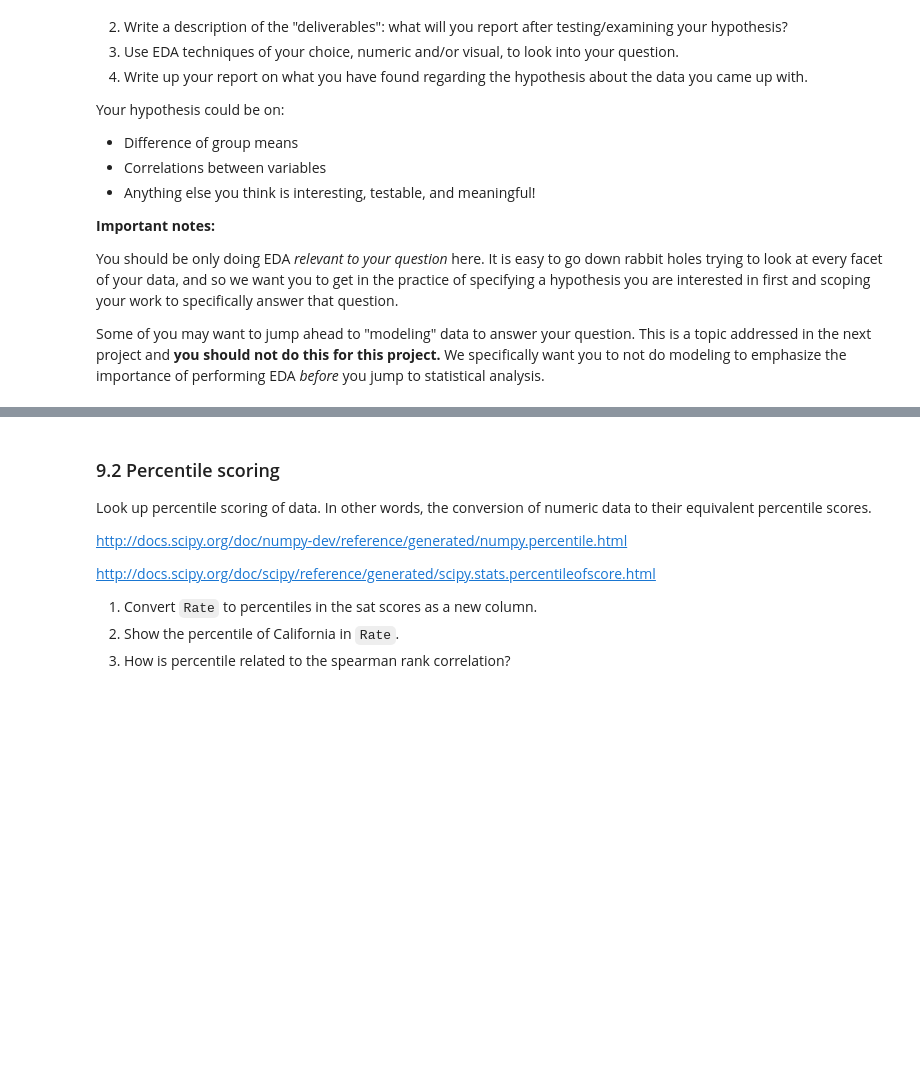
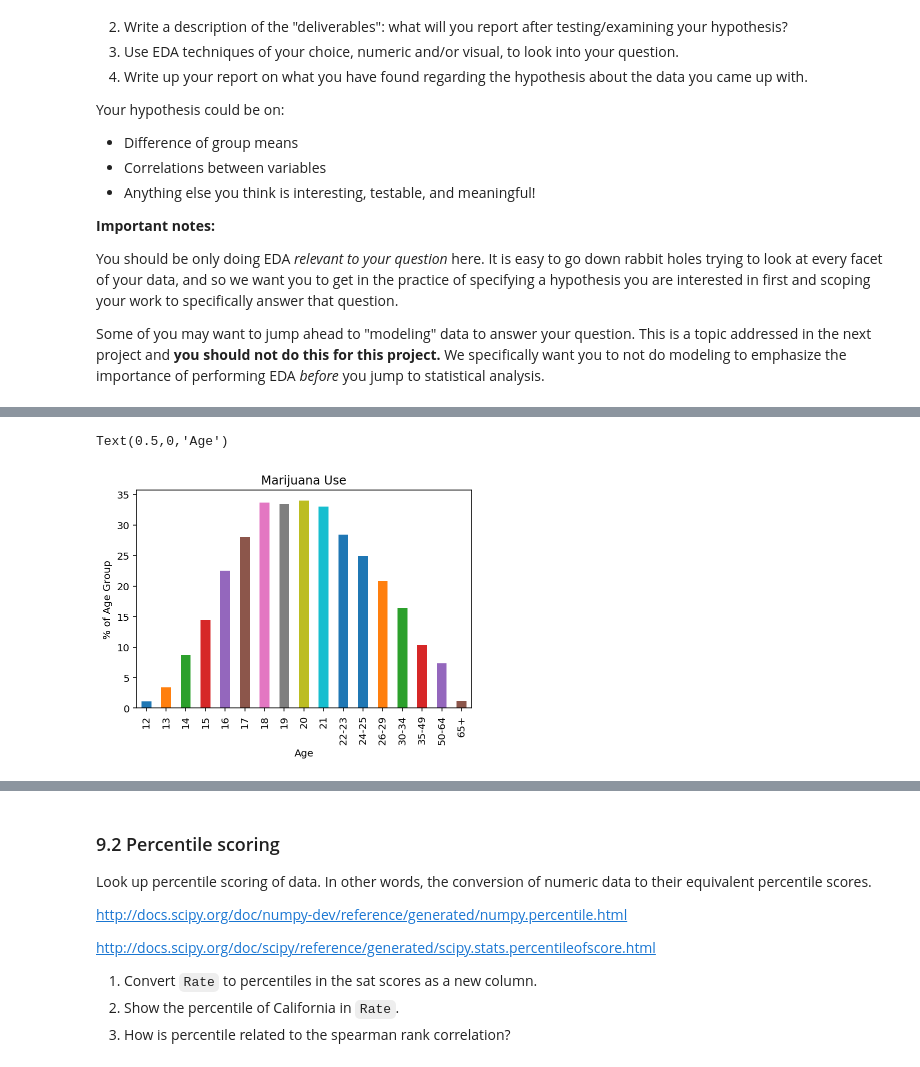
Before and after one commit to Zachlim06/project_submissions, a Jupyter notebook: project-2_working_file/project-02-v2-starter-code.ipynb, the cells around one changed output, grey strips where cells are left out. Drawn from its saved outputs; the diff is of its cells as text; code cells hidden in the pictures; blank space fills up the shorter version.

```diff
--- a/project-2_working_file/project-02-v2-starter-code.ipynb
+++ b/project-2_working_file/project-02-v2-starter-code.ipynb
@@ -583,0 +711,9 @@ Some of you may want to jump ahead to "modeling" data to answer your question. T
+# %%
+plt.figure()
+pivot_drug_use.stack().to_frame()[0]['marijuana_use'].plot(kind='bar')
+plt.title ('Marijuana Use')
+plt.ylabel('% of Age Group')
+plt.xlabel ('Age')
+# %% [output]
+Text(0.5,0,'Age')
+[figure, added]
```
Also changed, not shown: parts of 50 cells of this notebook.
